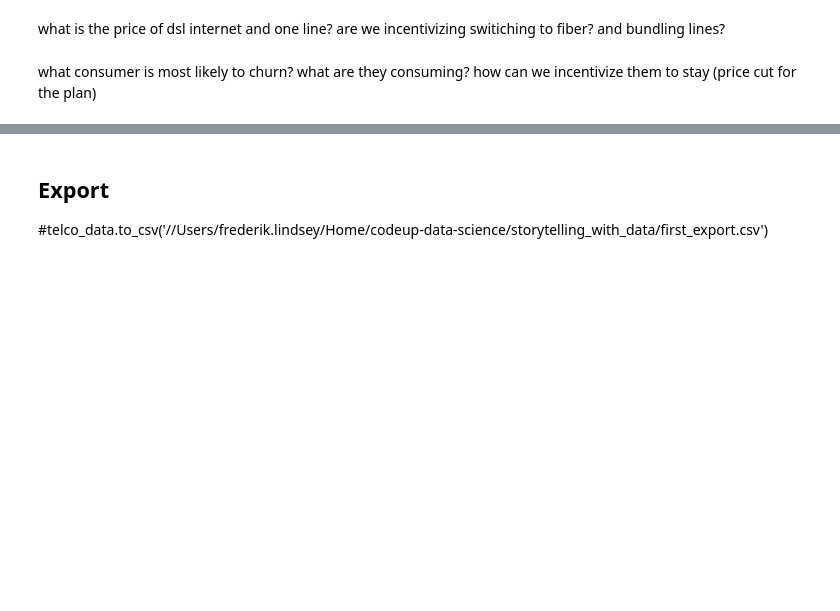
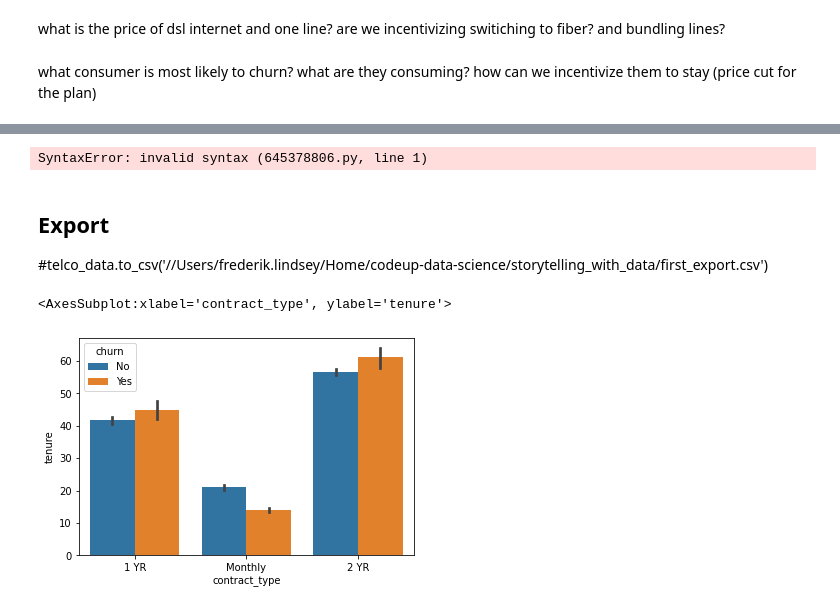
Before and after one commit to fred-lindsey/storytelling_with_data, a Jupyter notebook: TELCO_churn_project_notebook.ipynb, the cells around one changed output, grey strips where cells are left out. Cells and saved outputs as stored; diff of their text form; code cells hidden in the pictures; blank space fills up the shorter version.

Commit message:
TELCO Churn TELCO_churn_project_notebook update 2

```diff
--- a/TELCO_churn_project_notebook.ipynb
+++ b/TELCO_churn_project_notebook.ipynb
@@ -618,5 +629,9 @@ how are churning consumers paying their bills? how do we incentivize a switch to
 # %%
 how are churning consumers paying their bills? how do we incentivize a switch to autopay/yearly plans
+# %%
+how are churning consumers paying their bills? how do we incentivize a switch to autopay/yearly plans
+# %% [output]
+SyntaxError: invalid syntax (645378806.py, line 1)
 # %% [markdown]
 ## Export
 #telco_data.to_csv('//Users/frederik.lindsey/Home/codeup-data-science/storytelling_with_data/first_export.csv')
@@ -622,0 +642,8 @@ how are churning consumers paying their bills? how do we incentivize a switch to
+# %%
+sns.barplot(data = telco_data,
+            y = 'tenure',
+            x = 'contract_type',
+            hue = 'churn')
+# %% [output]
+<AxesSubplot:xlabel='contract_type', ylabel='tenure'>
+[figure, added]
```
Also changed, not shown: parts of 7 cells of this notebook.
